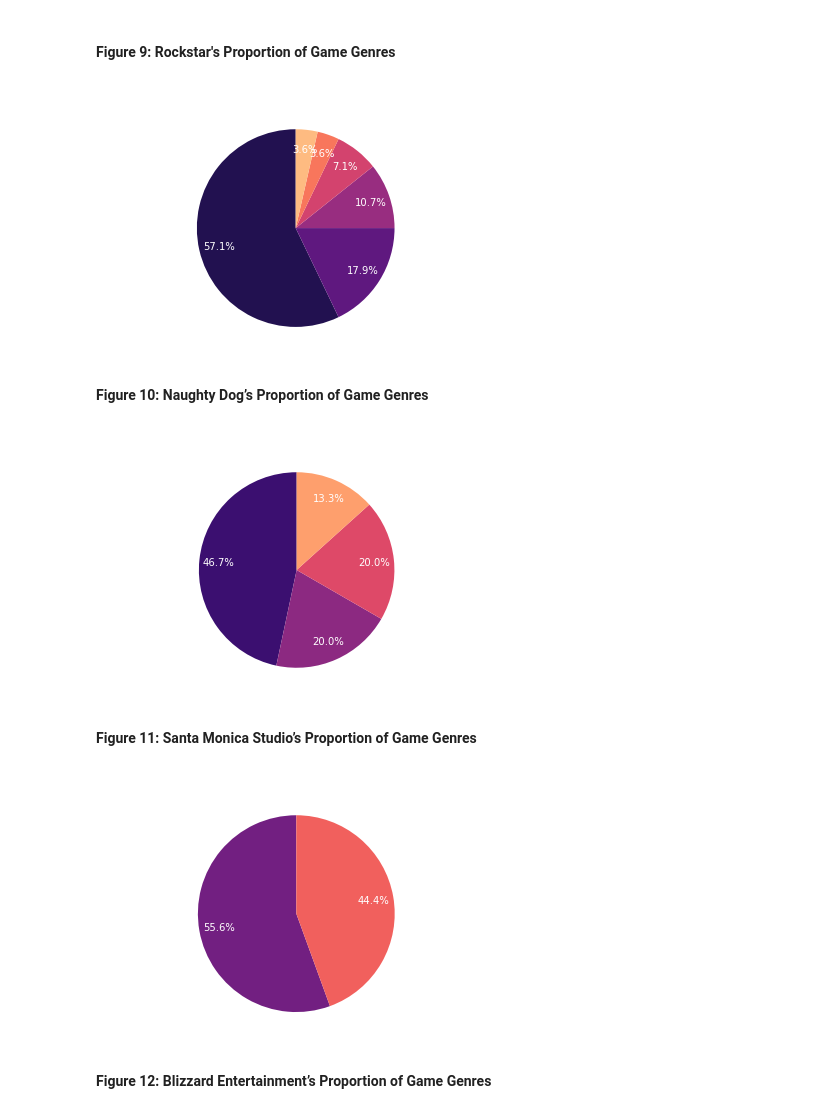
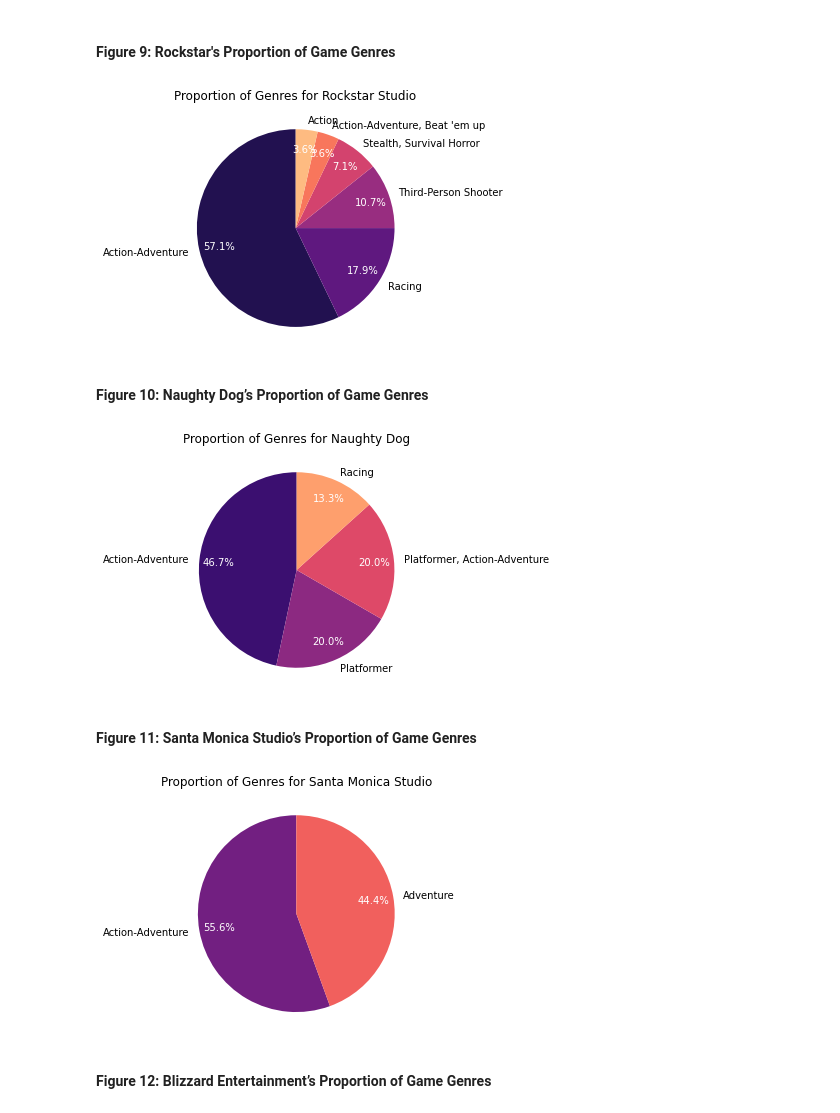
Before and after one commit to Arizona3000/FinalThesis, a Jupyter notebook: Thesis.ipynb, the cells around one changed output. Cells and saved outputs as stored; diff of their text form; code cells hidden in the pictures.

```diff
--- a/Thesis.ipynb
+++ b/Thesis.ipynb
@@ -207,18 +207,18 @@ plt.show()
 # %%
 genre_counts = rockstar_genre['Genre'].value_counts()
 
 colors = sns.color_palette("magma", len(genre_counts))
 fig, ax = plt.subplots()
 wedges, texts, autotexts = ax.pie(genre_counts, labels=genre_counts.index, autopct="%.1f%%", startangle=90, colors=colors, labeldistance=1.1, pctdistance=0.8)
 
-plt.setp(texts, color='white')
+#plt.setp(texts, color='white')
 plt.setp(autotexts, color='white')
 ax.axis('equal')
-plt.title("Proportion of Genres for Rockstar Studio", pad=20, color='white')
+plt.title("Proportion of Genres for Rockstar Studio", pad=20) # (... color='white') for white title
 
 plt.show()
 # %% [output]
-[figure, old version]
+[figure, new version]
 # %% [markdown]
 #### Figure 10: Naughty Dog’s Proportion of Game Genres
 # %%
@@ -228,14 +228,14 @@ colors = sns.color_palette("magma", len(genre_counts))
 fig, ax = plt.subplots()
 wedges, texts, autotexts = ax.pie(genre_counts, labels=genre_counts.index, autopct="%.1f%%", startangle=90, colors=colors, labeldistance=1.1, pctdistance=0.8)
 
-plt.setp(texts, color='white')
+#plt.setp(texts, color='white')
 plt.setp(autotexts, color='white')
 ax.axis('equal')
-plt.title("Proportion of Genres for Naughty Dog", pad=20, color='white')
+plt.title("Proportion of Genres for Naughty Dog", pad=20) # (... color='white') for white title
 
 plt.show()
 # %% [output]
-[figure, old version]
+[figure, new version]
 # %% [markdown]
 #### Figure 11: Santa Monica Studio’s Proportion of Game Genres
 # %%
@@ -245,14 +245,14 @@ colors = sns.color_palette("magma", len(genre_counts))
 fig, ax = plt.subplots()
 wedges, texts, autotexts = ax.pie(genre_counts, labels=genre_counts.index, autopct="%.1f%%", startangle=90, colors=colors, labeldistance=1.1, pctdistance=0.8)
 
-plt.setp(texts, color='white')
+#plt.setp(texts, color='white')
 plt.setp(autotexts, color='white')
 ax.axis('equal')
-plt.title("Proportion of Genres for Santa Monica Studio", pad=20, color='white')
+plt.title("Proportion of Genres for Santa Monica Studio", pad=20) # (... color='white') for white title
 
 plt.show()
 # %% [output]
-[figure, old version]
+[figure, new version]
 # %% [markdown]
 #### Figure 12: Blizzard Entertainment’s Proportion of Game Genres
 # %%
```
Also changed, not shown: parts of 7 cells of this notebook.
